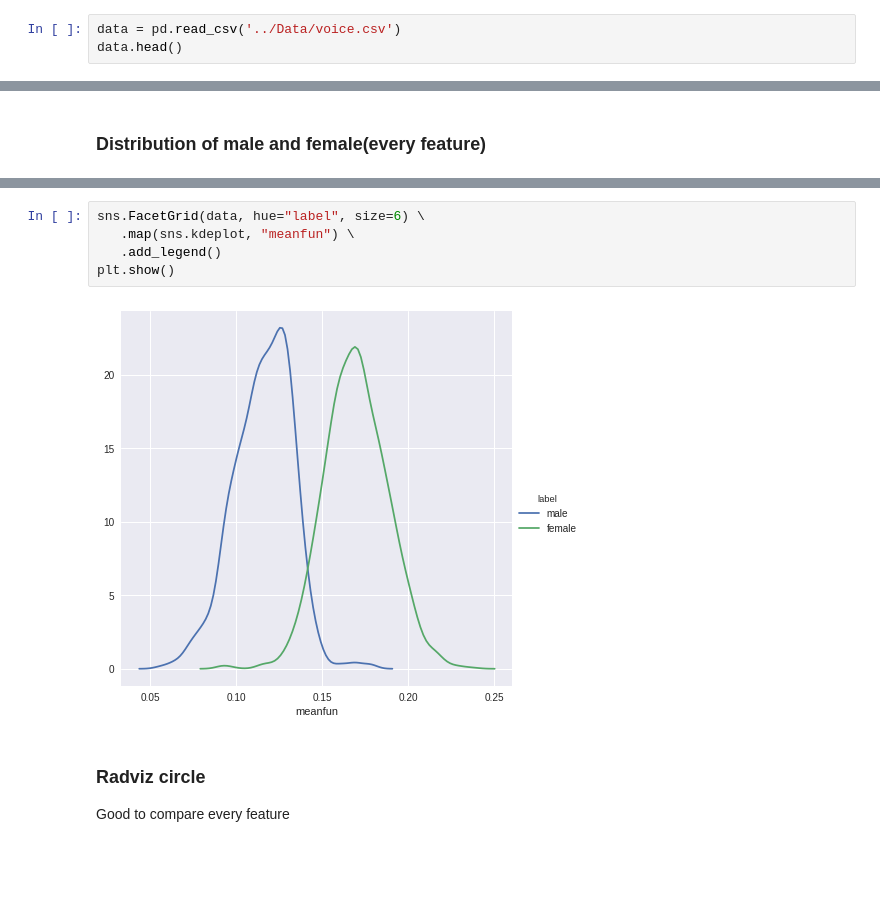
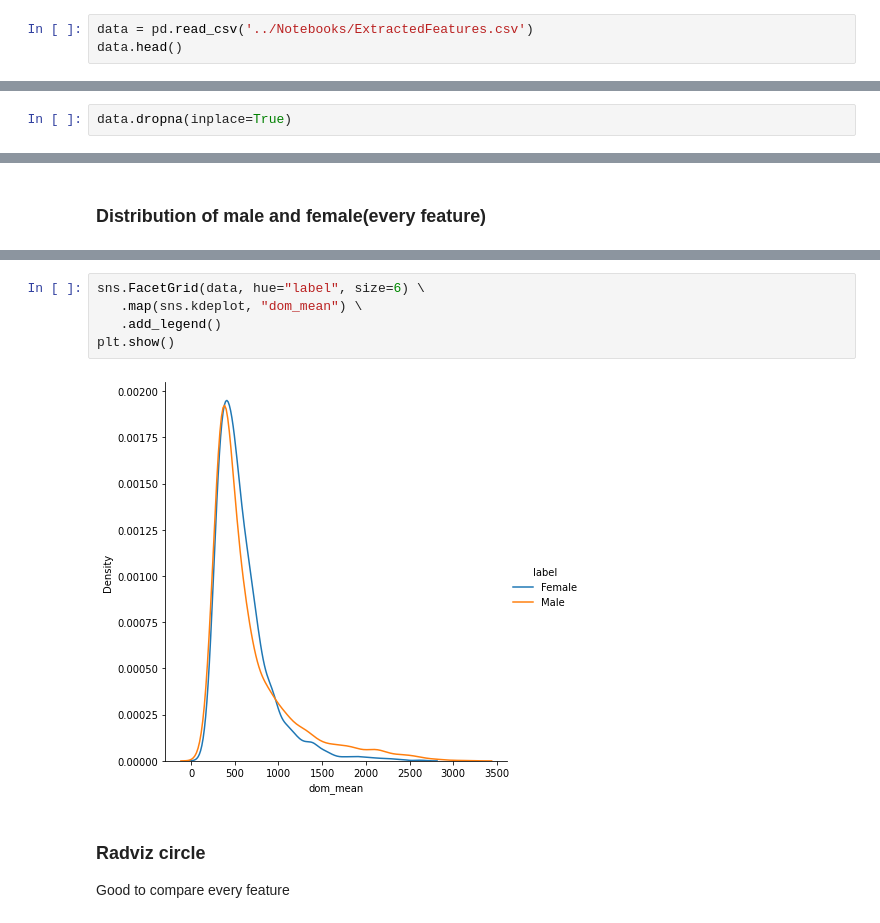
Before and after one commit to alenam0161/GenderRecognitionByVoice, a Jupyter notebook: Notebooks/Data Exploration.ipynb, the cells around one changed output, grey strips where cells are left out. Cells and saved outputs as stored; diff of their text form; blank space fills up the shorter version.

```diff
--- a/Notebooks/Data Exploration.ipynb
+++ b/Notebooks/Data Exploration.ipynb
@@ -15,6 +15,6 @@ import seaborn as sns
 # %% [markdown]
 ### Loading data
 # %%
-data = pd.read_csv('../Data/voice.csv')
+data = pd.read_csv('../Notebooks/ExtractedFeatures.csv')
 data.head()
 # %% [output]
@@ -56,2 +52,4 @@ data.shape
+# %%
+data.dropna(inplace=True)
 # %%
 print("Total number of labels: {}".format(data.shape[0]))
@@ -119,10 +132,10 @@ AttributeError: module 'seaborn' has no attribute 'plt'
 # %%
 sns.FacetGrid(data, hue="label", size=6) \
-   .map(sns.kdeplot, "meanfun") \
+   .map(sns.kdeplot, "dom_mean") \
    .add_legend()
 plt.show()
 # %% [output]
-[figure, old version]
+[figure, new version]
 # %% [markdown]
 ### Radviz circle
 Good to compare every feature
```
Also changed, not shown: parts of 13 cells of this notebook, 4 other files.
